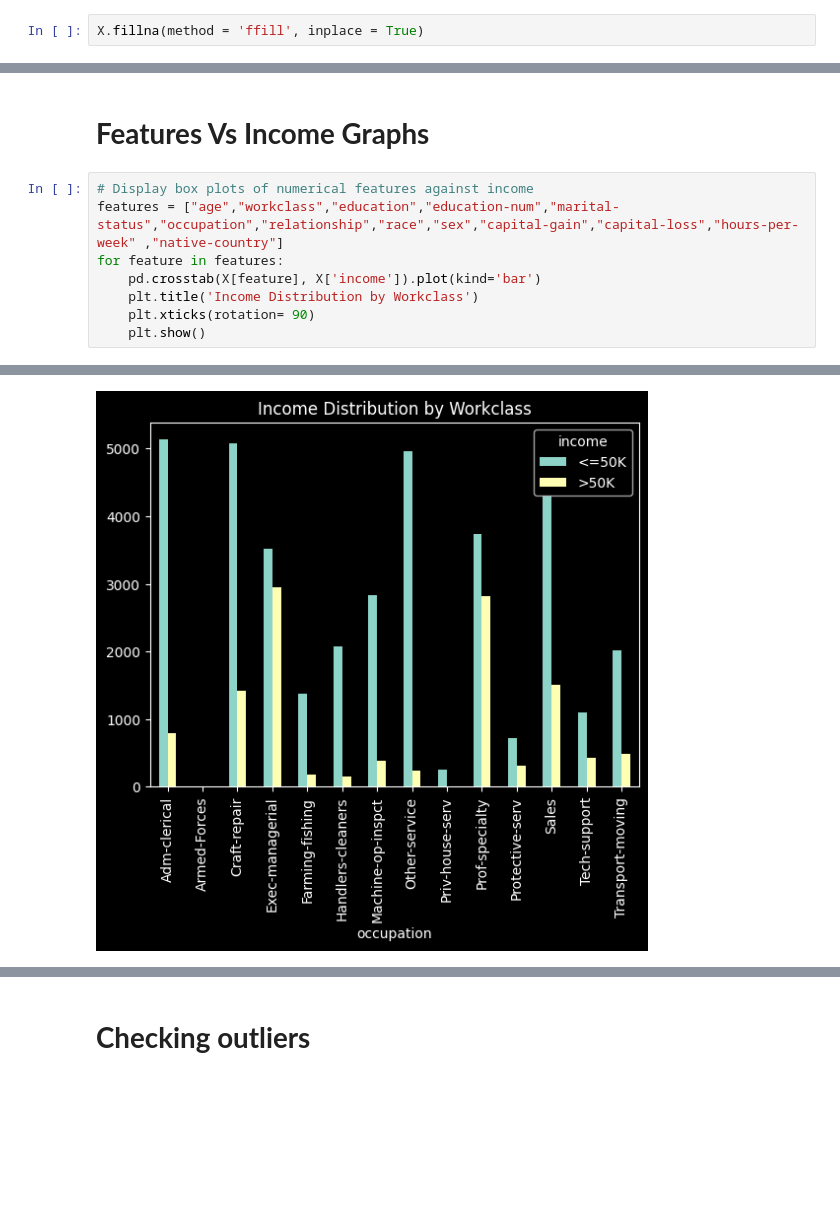
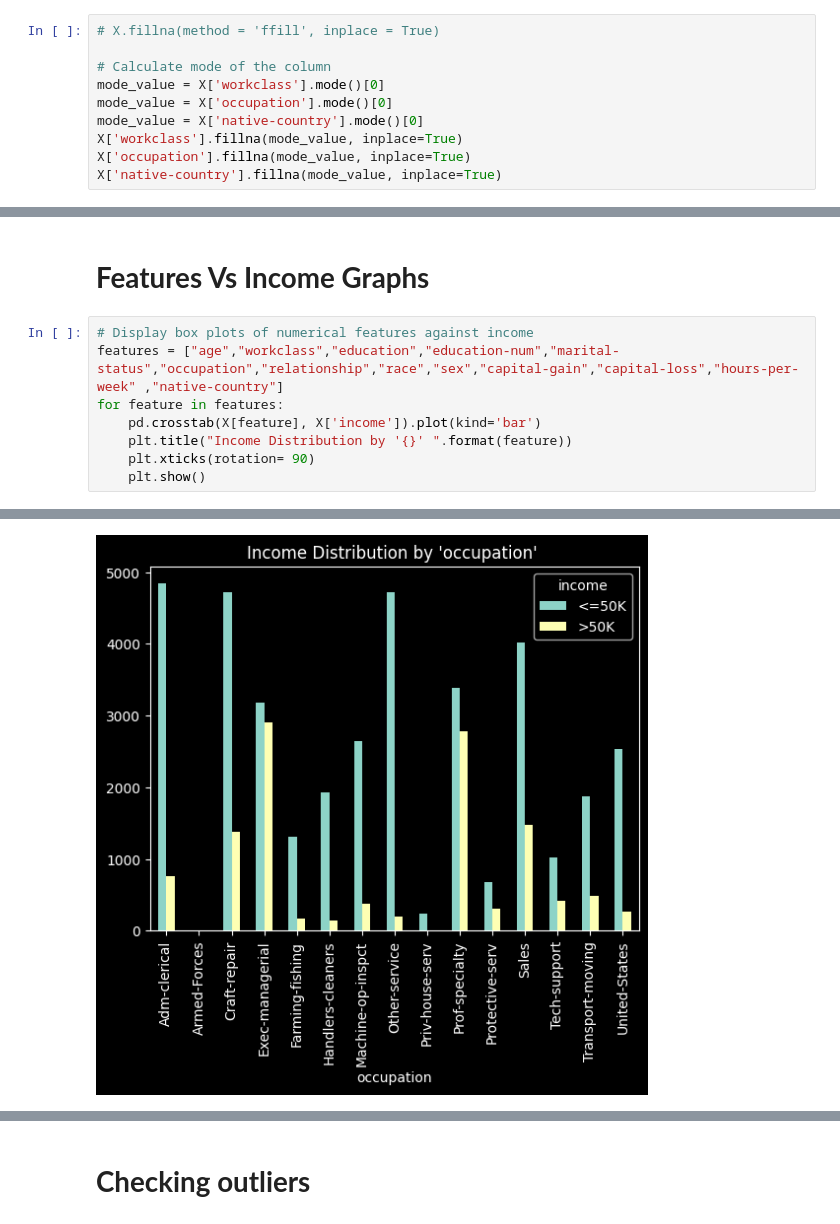
Before and after one commit to sevinduImsara/ML_CW, a Jupyter notebook: ML_CW.ipynb, the cells around one changed output, grey strips where cells are left out. Drawn from its saved outputs; the diff is of its cells as text; blank space fills up the shorter version.

```diff
--- a/ML_CW.ipynb
+++ b/ML_CW.ipynb
@@ -289,5 +289,13 @@ Total Nun Value :  6465
-# %%
-X.fillna(method = 'ffill', inplace = True)
+# %%
+# X.fillna(method = 'ffill', inplace = True)
+
+# Calculate mode of the column
+mode_value = X['workclass'].mode()[0]
+mode_value = X['occupation'].mode()[0]
+mode_value = X['native-country'].mode()[0]
+X['workclass'].fillna(mode_value, inplace=True)
+X['occupation'].fillna(mode_value, inplace=True)
+X['native-country'].fillna(mode_value, inplace=True)
 # %%
 nun_val= X.isnull().sum()
 print(nun_val)
@@ -351,7 +345,7 @@ X.head()
 features = ["age","workclass","education","education-num","marital-status","occupation","relationship","race","sex","capital-gain","capital-loss","hours-per-week" ,"native-country"]
 for feature in features:
     pd.crosstab(X[feature], X['income']).plot(kind='bar')
-    plt.title('Income Distribution by Workclass')
+    plt.title("Income Distribution by '{}' ".format(feature))
     plt.xticks(rotation= 90)
     plt.show()
 # %% [output]
@@ -363 +357 @@ for feature in features:
-[figure, old version]
+[figure, new version]
```
Also changed, not shown: parts of 13 cells of this notebook.
